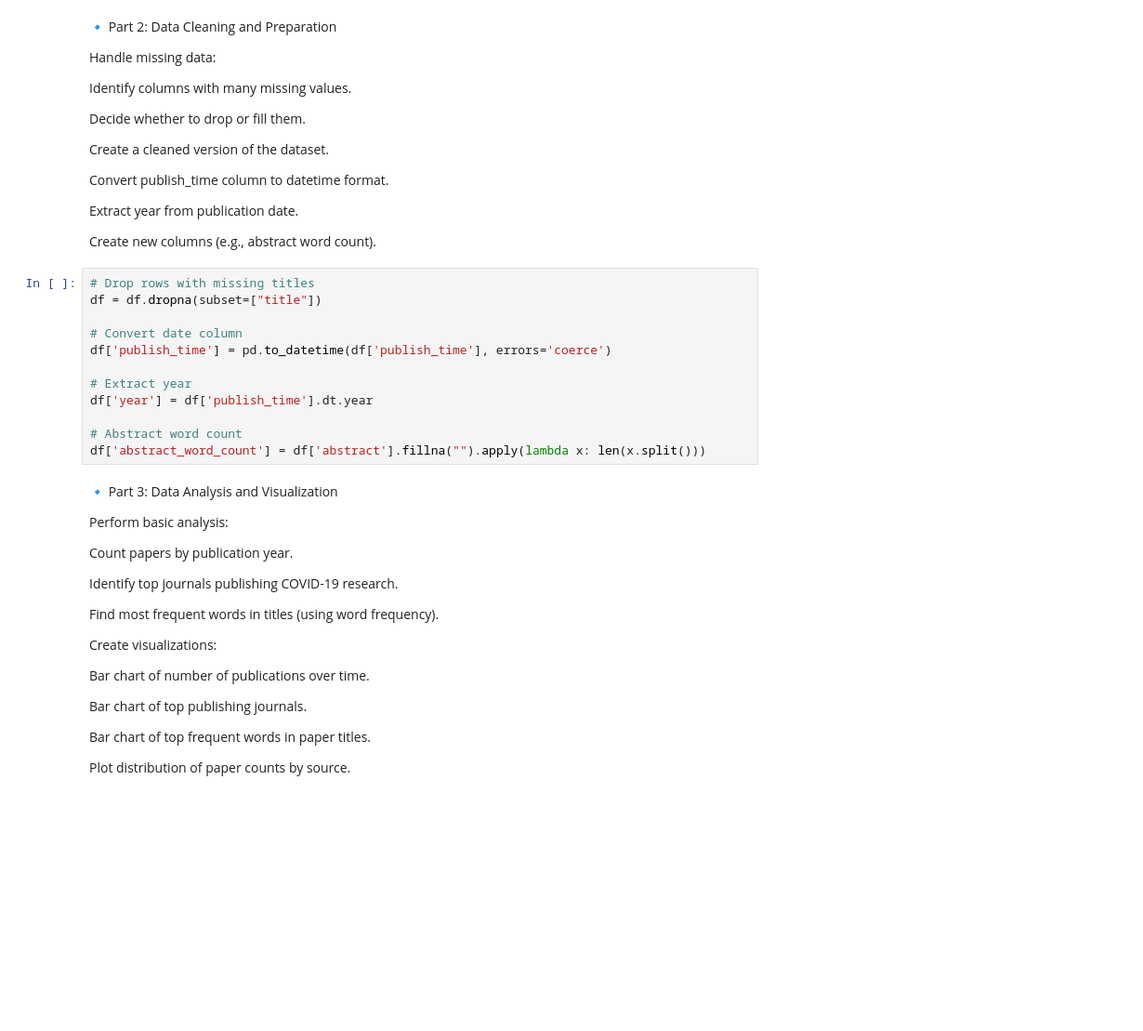
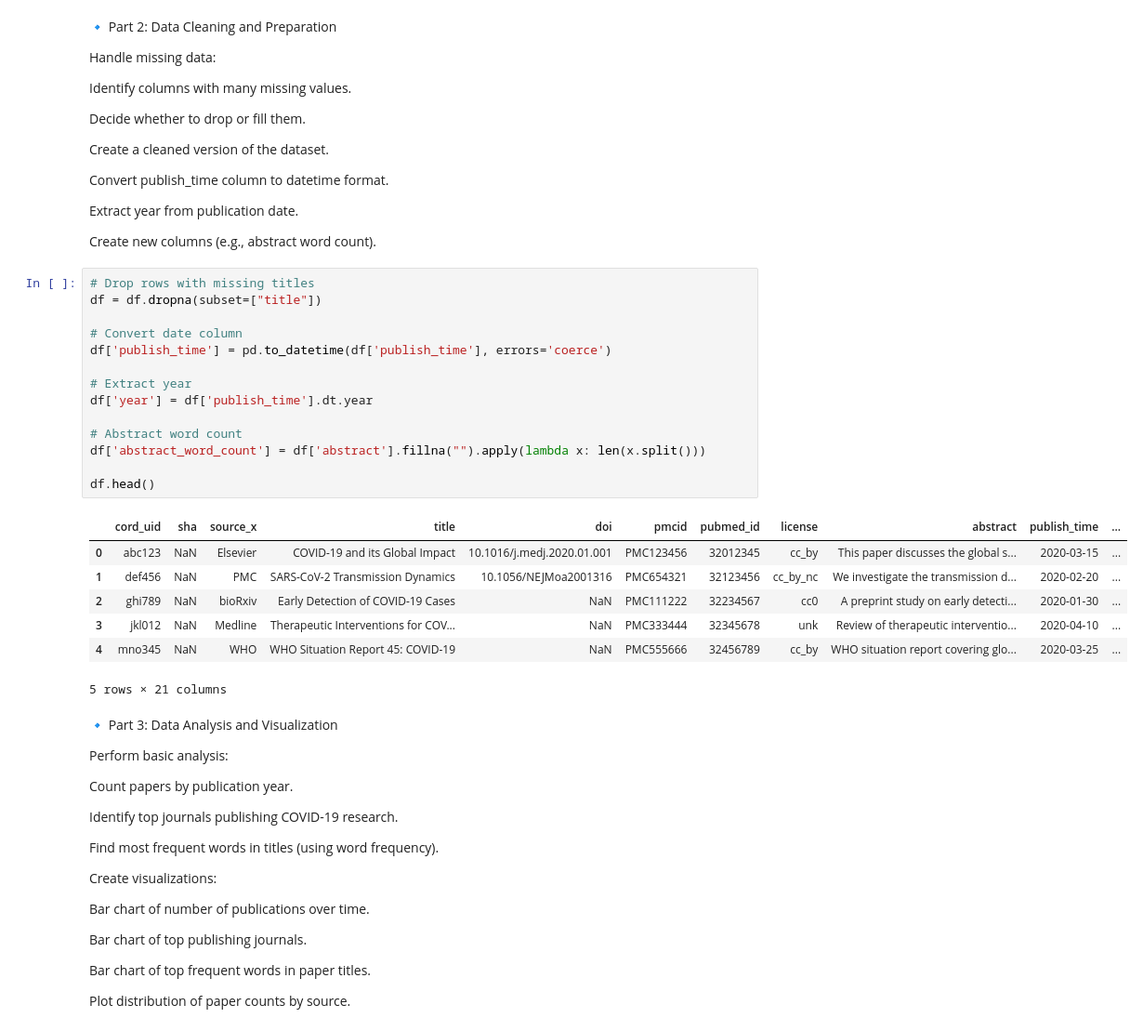
Before and after one commit to Dee22-GeoDev/Frameworks_Assignment, a Jupyter notebook: frameworks.ipynb, the cells around one changed output. Shown at 93% size. Drawn from its saved outputs; the diff is of its cells as text; blank space fills up the shorter version.

```diff
--- a/frameworks.ipynb
+++ b/frameworks.ipynb
@@ -72,15 +81,25 @@ Create new columns (e.g., abstract word count).
 # %%
 # Drop rows with missing titles
 df = df.dropna(subset=["title"])
 
 # Convert date column
 df['publish_time'] = pd.to_datetime(df['publish_time'], errors='coerce')
 
 # Extract year
 df['year'] = df['publish_time'].dt.year
 
 # Abstract word count
 df['abstract_word_count'] = df['abstract'].fillna("").apply(lambda x: len(x.split()))
+
+df.head()
+# %% [output]
+|  | cord_uid | sha | source_x | title | doi | pmcid | pubmed_id | license | abstract | publish_time | ... |
+| 0 | abc123 | NaN | Elsevier | COVID-19 and its Global Impact | 10.1016/j.medj.2020.01.001 | PMC123456 | 32012345 | cc_by | This paper discusses the global s... | 2020-03-15 | ... |
+| 1 | def456 | NaN | PMC | SARS-CoV-2 Transmission Dynamics | 10.1056/NEJMoa2001316 | PMC654321 | 32123456 | cc_by_nc | We investigate the transmission d... | 2020-02-20 | ... |
+| 2 | ghi789 | NaN | bioRxiv | Early Detection of COVID-19 Cases | NaN | PMC111222 | 32234567 | cc0 | A preprint study on early detecti... | 2020-01-30 | ... |
+| 3 | jkl012 | NaN | Medline | Therapeutic Interventions for COV... | NaN | PMC333444 | 32345678 | unk | Review of therapeutic interventio... | 2020-04-10 | ... |
+| 4 | mno345 | NaN | WHO | WHO Situation Report 45: COVID-19 | NaN | PMC555666 | 32456789 | cc_by | WHO situation report covering glo... | 2020-03-25 | ... |
+5 rows × 21 columns
 # %% [markdown]
 🔹 Part 3: Data Analysis and Visualization
 
```
Also changed, not shown: parts of 4 cells of this notebook.
